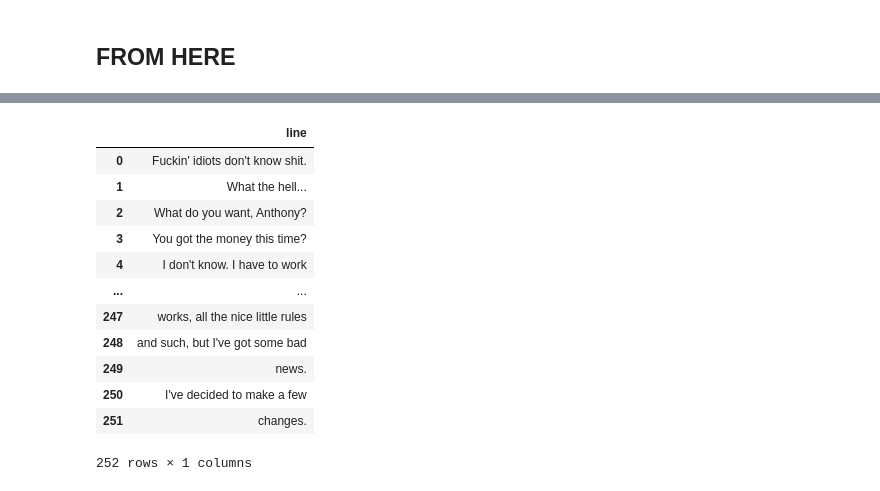
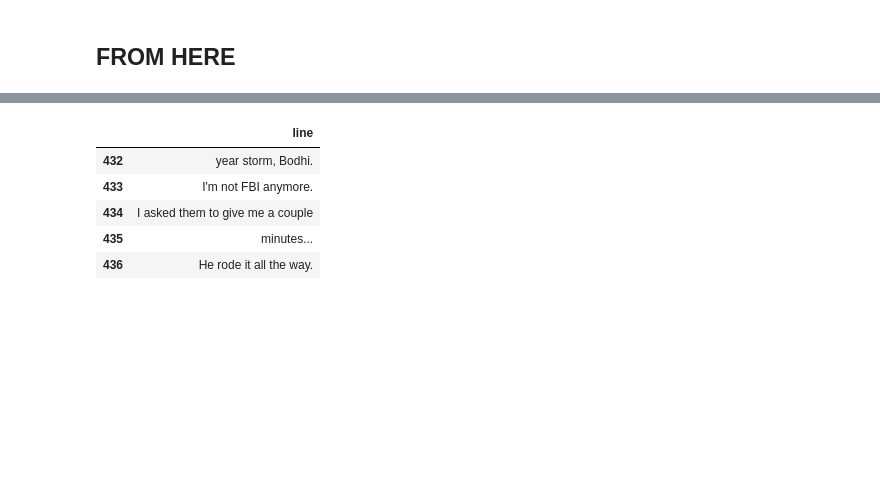
Before and after one commit to jwitt88/script-dialogue-analysis, a Jupyter notebook: sandbox-jn.ipynb, the cells around one changed output, grey strips where cells are left out. Cells and saved outputs as stored; diff of their text form; code cells hidden in the pictures; blank space fills up the shorter version.

```diff
--- a/sandbox-jn.ipynb
+++ b/sandbox-jn.ipynb
@@ -11,3 +8,6 @@ site = 'https://www.imsdb.com/scripts/Point-Break.html'
+# %%
+#next up... Bill & Ted transcript:
+site = 'http://www.angelfire.com/tx3/80schild/bill1.html'
 # %%
 #lists for later
 lines_to_send = []
@@ -48,12 +48,16 @@ full_script[:]
 ## FROM HERE
 # %%
 for line, text in enumerate(full_script):
-    if 'NEO' in text and '<b>' in text:
+    if 'UTAH' in text and '<b>' in text:
         if 'INT' in text or 'POV' in text or 'ANGLE' in text:
             pass
         else:
             target = line + 1
 
             while full_script[target] != '' and full_script[target] != '</b>':
-                lines_to_send.append(str(full_script[target].replace('</b>', '').replace('\t', '').replace('<b>', '')))
-                target += 1
+                if '(' in full_script[target] or ')' in full_script[target]:
+                    target += 1
+
+                else:
+                    lines_to_send.append(str(full_script[target].replace('</b>', '').replace('\t', '').replace('<b>', '')))
+                    target += 1
@@ -80,30 +64,3 @@ lines_to_send
-# %%
-        #Keanu's dialogue is one line below <b> JOHN, so we set the target to that
-        target = line + 1
-
-        #while we haven't yet hit a blank empty line...
-        while full_script[target] != ' \r':
-
-            #skip lines containing directions (WHISPERS)
-            if '(' in full_script[target]:
-                target += 1
-
-            #break on totally blank lines
-            if full_script[target] == '</b> \r' or full_script[target] == '</b>\r':
-                break
-
-            #break on more totally blank lines
-            if full_script[target] == '\r':
-                break
-
-            #if the line contains a <b>, something screwy is going on
-            if '<b>' in full_script[target]:
-                target += 1
-
-            #otherwise, that's probably the lines we want
-            else:
-                lines_to_send.append(str(full_script[target].replace('</b>', '')).replace('\r', ''))
-                target += 1
 # %%
 #what our lines look like...
 lines_to_send
@@ -210,19 +165,12 @@ df2 = pd.DataFrame(lines_to_send)
 # %%
 df2.rename(columns={0:'line'}, inplace=True)
 # %%
-df2
+df2.tail()
 # %% [output]
 |  | line |
-| 0 | Fuckin' idiots don't know shit. |
-| 1 | What the hell... |
-| 2 | What do you want, Anthony? |
-| 3 | You got the money this time? |
-| 4 | I don't know. I have to work |
-| ... | ... |
-| 247 | works, all the nice little rules |
-| 248 | and such, but I've got some bad |
-| 249 | news. |
-| 250 | I've decided to make a few |
-| 251 | changes. |
+| 432 | year storm, Bodhi. |
+| 433 | I'm not FBI anymore. |
+| 434 | I asked them to give me a couple |
+| 435 | minutes... |
+| 436 | He rode it all the way. |
-252 rows × 1 columns
 # %%
```
Also changed, not shown: parts of 13 cells of this notebook, 2 other files.
